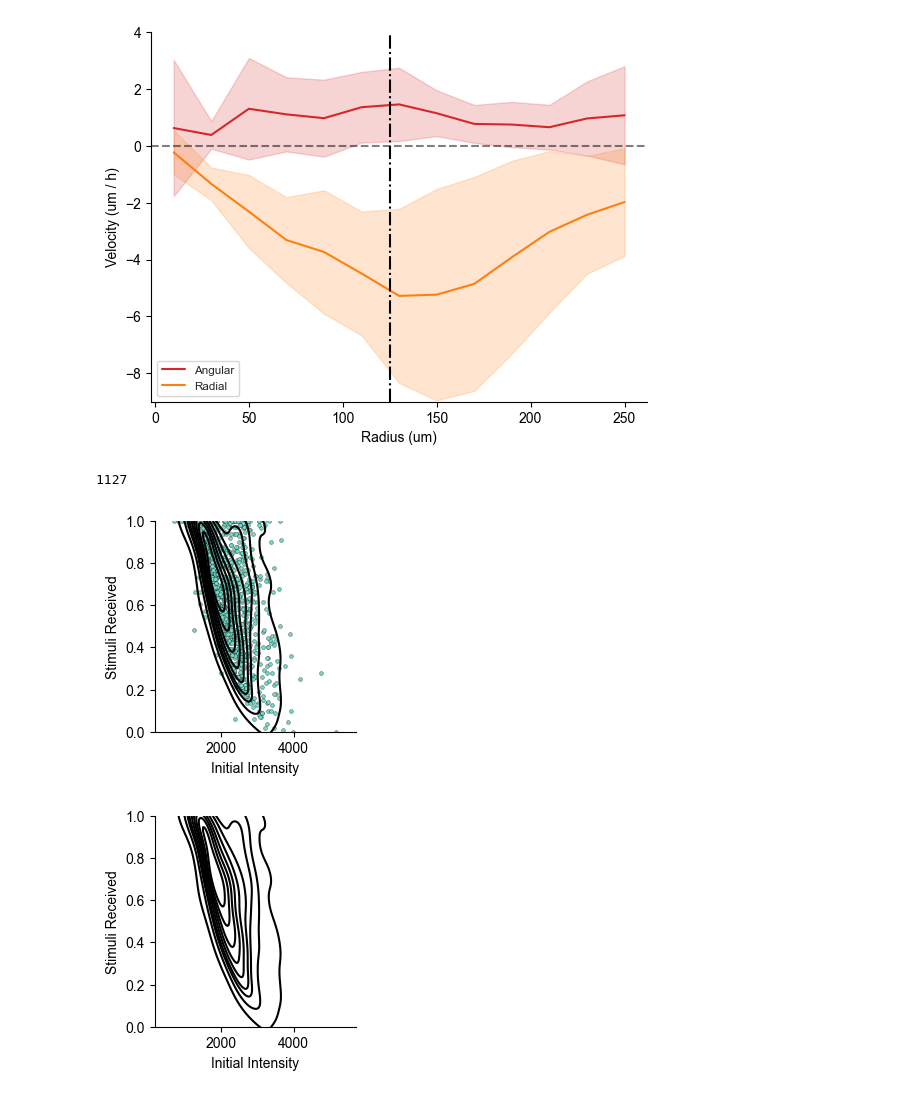
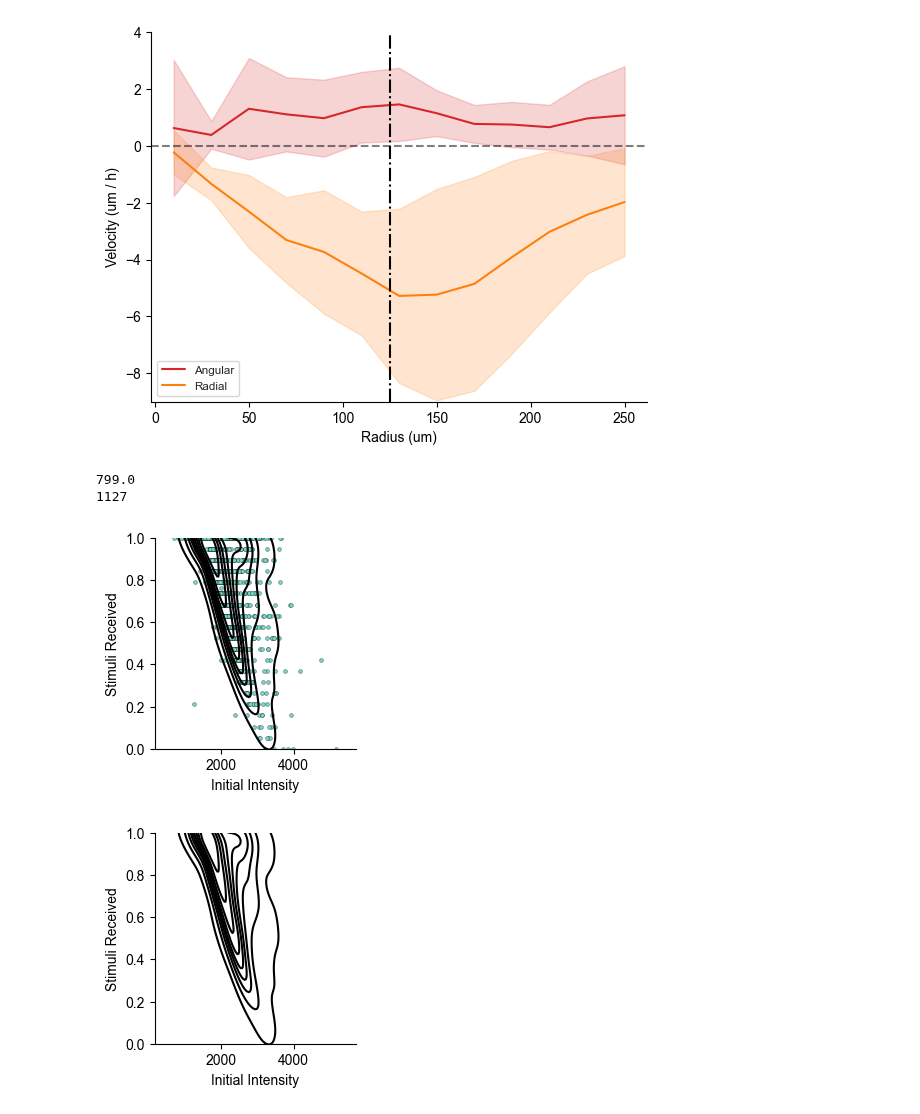
Before and after one commit to Harrison-Oatman/PyCLM, a Jupyter notebook: figures/supplementary_figs.ipynb, the cells around one changed output. Drawn from its saved outputs; the diff is of its cells as text; code cells hidden in the pictures.

```diff
--- a/figures/supplementary_figs.ipynb
+++ b/figures/supplementary_figs.ipynb
@@ -449,39 +449,42 @@ tracked_spots_df["seg-label"] = tracked_spots_df["intensity_mean-1"]
 tracked_spots_df["stim"] = tracked_spots_df["intensity_mean-2"] > 0
 tracked_spots_df["Time (mins)"] = tracked_spots_df["frame"] / 2
 tracked_spots_df["track_n_spots"] = tracked_spots_df["track_id"].map(tracked_spots_df.groupby("track_id")["frame"].count())
+print(tracked_spots_df["px_x"].max())
 good_tracked_spots = tracked_spots_df[tracked_spots_df["track_n_spots"] > 200]
 good_tracked_spots = good_tracked_spots[good_tracked_spots["frame"] > 115]
+good_tracked_spots = good_tracked_spots[good_tracked_spots["frame"] < 135]
 
 n_cells = len(tracked_spots_df[tracked_spots_df["frame"] == tracked_spots_df["frame"].max()])
 # n_cells_here = len(subset[subset["frame"] == subset["frame"].max()])
 print(n_cells)
 
 t = good_tracked_spots.groupby("track_id")
 
 fig, ax = plt.subplots(1, 1, figsize=(3, 3))
 plt.tight_layout(rect = [0.05, 0.05, 0.95, 0.95])
 
 sns.kdeplot(x=t["intensity"].first(), y=t["stim"].mean(), color="k")
 sns.scatterplot(x=t["intensity"].first(), y=t["stim"].mean(), color="#74DBC9", edgecolor="k", s=7.5)
 
 plt.xlabel("Initial Intensity")
 plt.ylabel("Stimuli Received")
 plt.ylim(0, 1.0)
 plt.savefig(savepath / "stimulus_required.pdf")
 plt.show()
 
 fig, ax = plt.subplots(1, 1, figsize=(3, 3))
 plt.tight_layout(rect = [0.05, 0.05, 0.95, 0.95])
 
 sns.kdeplot(x=t["intensity"].first(), y=t["stim"].mean(), color="k")
 # sns.scatterplot(x=t["intensity"].first(), y=t["stim"].mean(), color="#74DBC9", edgecolor="k", s=7.5)
 
 plt.xlabel("Initial Intensity")
 plt.ylabel("Stimuli Received")
 plt.ylim(0, 1.0)
 plt.savefig(savepath / "stimulus_required.pdf")
 plt.show()
 # %% [output]
+799.0
 1127
-[figure, old version]
+[figure, new version]
-[figure, old version]
+[figure, new version]
```
